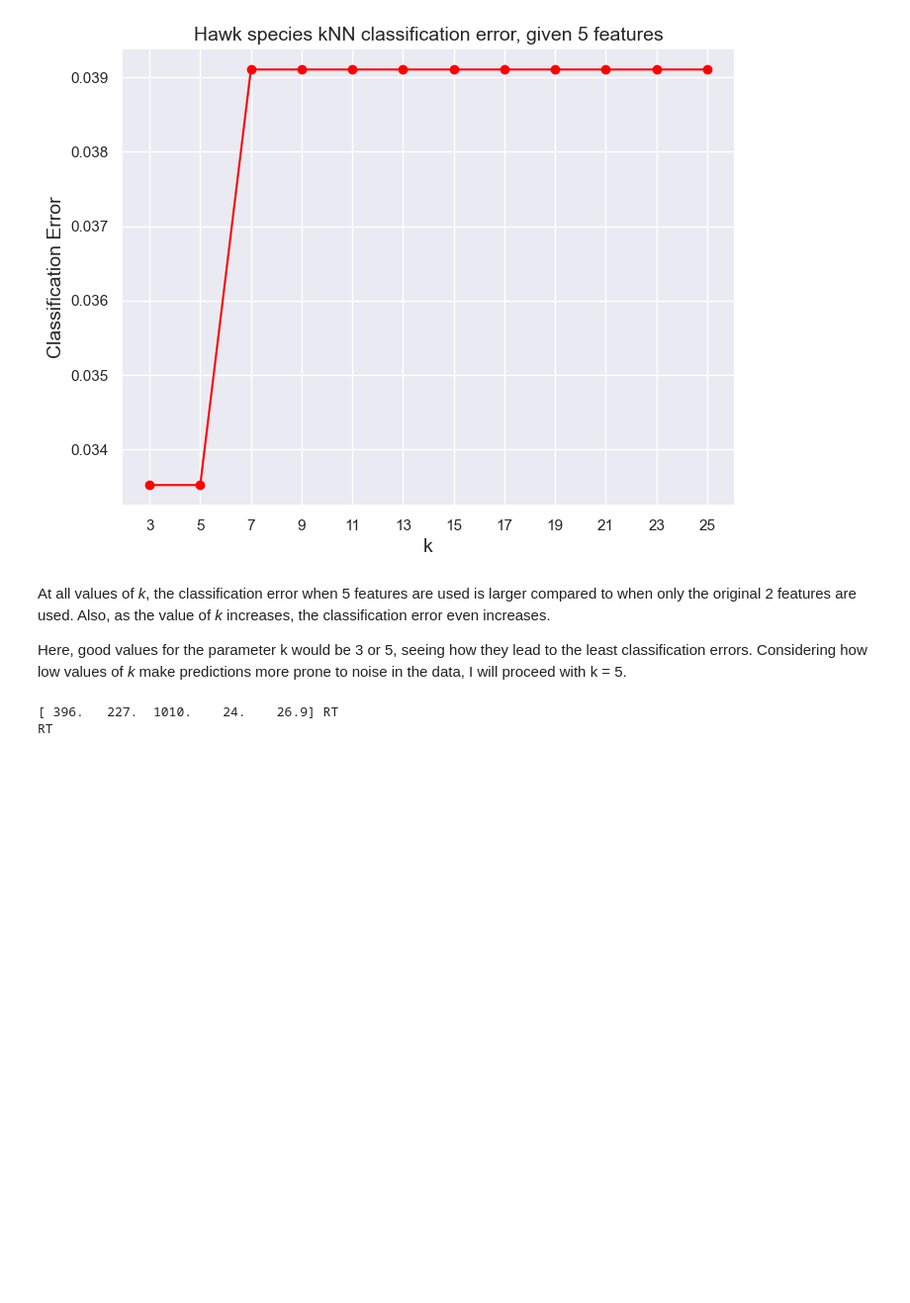
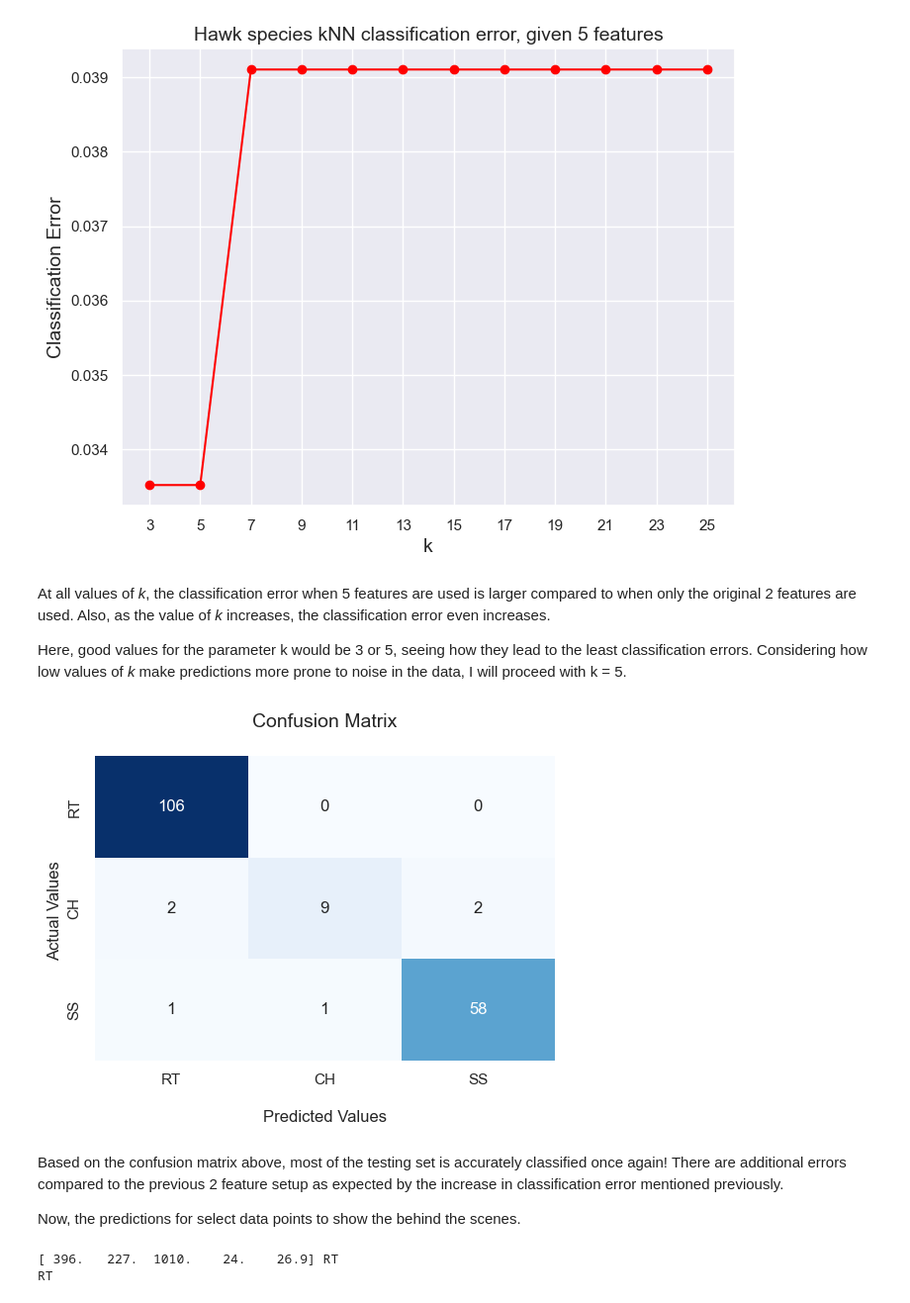
Before and after one commit to kary5678/INDE-577, a Jupyter notebook: supervised-learning/knn/knn.ipynb, the cells around one changed output. Shown at 99% size. Saved outputs shown, nothing was run; the diff lists cells and outputs as text; code cells hidden in the pictures; blank space fills up the shorter version.

```diff
--- a/supervised-learning/knn/knn.ipynb
+++ b/supervised-learning/knn/knn.ipynb
@@ -212,6 +247,14 @@ plt.show()
 At all values of *k*, the classification error when 5 features are used is larger compared to when only the original 2 features are used. Also, as the value of *k* increases, the classification error even increases.
 
 Here, good values for the parameter k would be 3 or 5, seeing how they lead to the least classification errors. Considering how low values of *k* make predictions more prone to noise in the data, I will proceed with k = 5.
+# %%
+hawks_knn.plot_confusion_matrix(X_test, y_test, X_train, y_train, 5, classes = classes)
+# %% [output]
+[figure, added]
+# %% [markdown]
+Based on the confusion matrix above, most of the testing set is accurately classified once again! There are additional errors compared to the previous 2 feature setup as expected by the increase in classification error mentioned previously.
+
+Now, the predictions for select data points to show the behind the scenes.
 # %%
 print(X_test[13], y_test[13]) # show the features and the true label
 
```
Also changed, not shown: parts of 6 cells of this notebook.
